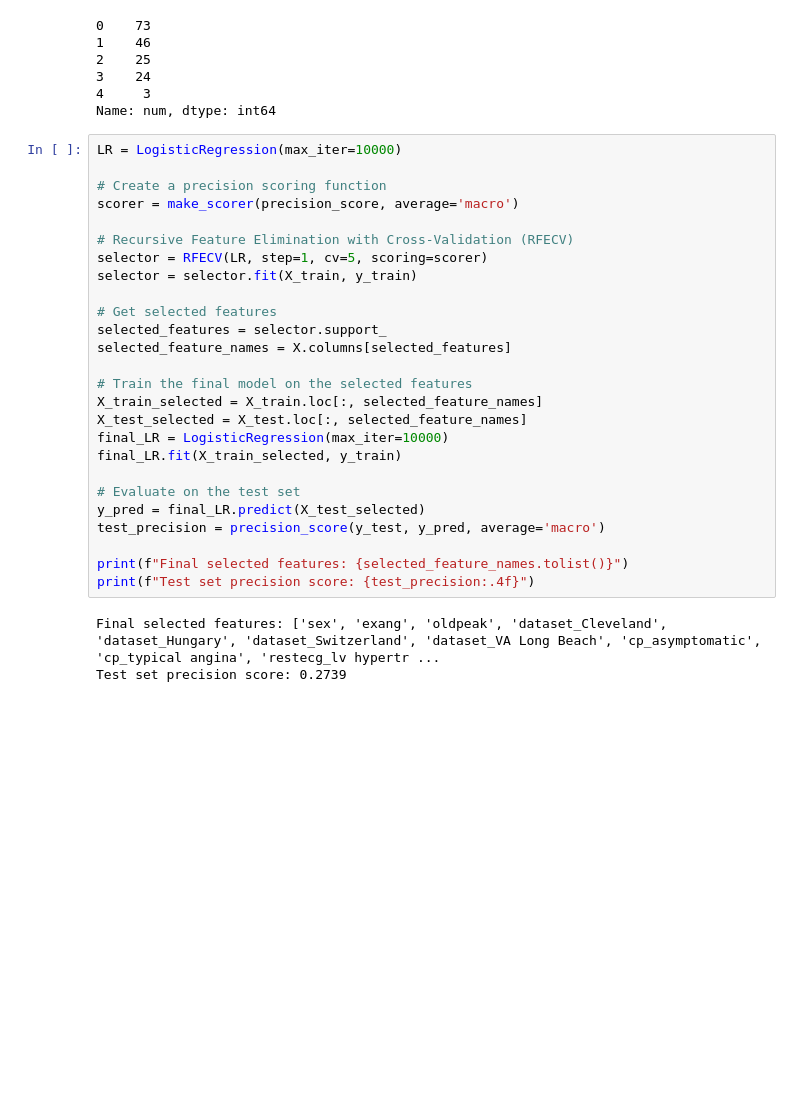
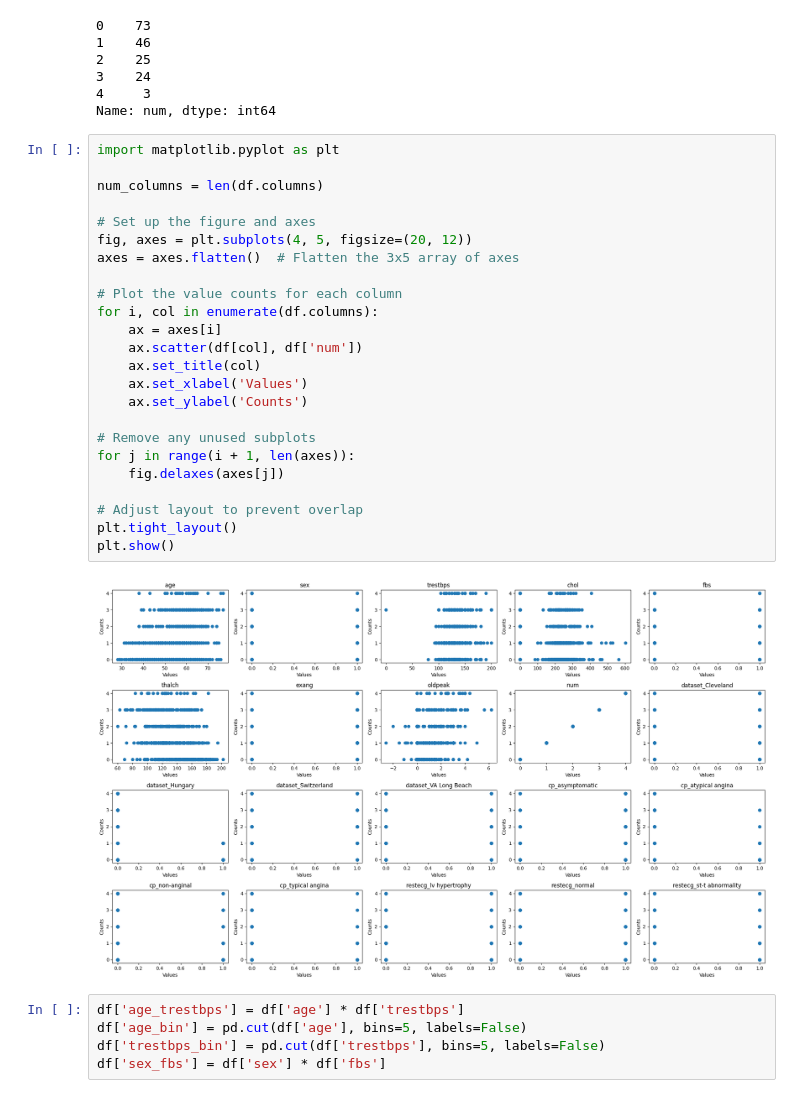
Before and after one commit to mostafamhmdi/A-data-mining-project, a Jupyter notebook: notebooks/heart-disease.ipynb, the cells around one changed output. Drawn from its saved outputs; the diff is of its cells as text; blank space fills up the shorter version.

```diff
--- a/notebooks/heart-disease.ipynb
+++ b/notebooks/heart-disease.ipynb
@@ -273,32 +279,34 @@ y_test.value_counts()
 3    24
 4     3
 Name: num, dtype: int64
-# %%
-LR = LogisticRegression(max_iter=10000)
-
-# Create a precision scoring function
-scorer = make_scorer(precision_score, average='macro')
-
-# Recursive Feature Elimination with Cross-Validation (RFECV)
-selector = RFECV(LR, step=1, cv=5, scoring=scorer)
-selector = selector.fit(X_train, y_train)
-
-# Get selected features
-selected_features = selector.support_
-selected_feature_names = X.columns[selected_features]
-
-# Train the final model on the selected features
-X_train_selected = X_train.loc[:, selected_feature_names]
-X_test_selected = X_test.loc[:, selected_feature_names]
-final_LR = LogisticRegression(max_iter=10000)
-final_LR.fit(X_train_selected, y_train)
-
-# Evaluate on the test set
-y_pred = final_LR.predict(X_test_selected)
-test_precision = precision_score(y_test, y_pred, average='macro')
-
-print(f"Final selected features: {selected_feature_names.tolist()}")
-print(f"Test set precision score: {test_precision:.4f}")
-# %% [output]
-Final selected features: ['sex', 'exang', 'oldpeak', 'dataset_Cleveland', 'dataset_Hungary', 'dataset_Switzerland', 'dataset_VA Long Beach', 'cp_asymptomatic', 'cp_typical angina', 'restecg_lv hypertr ...
-Test set precision score: 0.2739
+# %%
+import matplotlib.pyplot as plt
+
+num_columns = len(df.columns)
+
+# Set up the figure and axes
+fig, axes = plt.subplots(4, 5, figsize=(20, 12))
+axes = axes.flatten()  # Flatten the 3x5 array of axes
+
+# Plot the value counts for each column
+for i, col in enumerate(df.columns):
+    ax = axes[i]
+    ax.scatter(df[col], df['num'])
+    ax.set_title(col)
+    ax.set_xlabel('Values')
+    ax.set_ylabel('Counts')
+
+# Remove any unused subplots
+for j in range(i + 1, len(axes)):
+    fig.delaxes(axes[j])
+
+# Adjust layout to prevent overlap
+plt.tight_layout()
+plt.show()
+# %% [output]
+[figure, added]
+# %%
+df['age_trestbps'] = df['age'] * df['trestbps']
+df['age_bin'] = pd.cut(df['age'], bins=5, labels=False)
+df['trestbps_bin'] = pd.cut(df['trestbps'], bins=5, labels=False)
+df['sex_fbs'] = df['sex'] * df['fbs']
```
Also changed, not shown: parts of 10 cells of this notebook.
